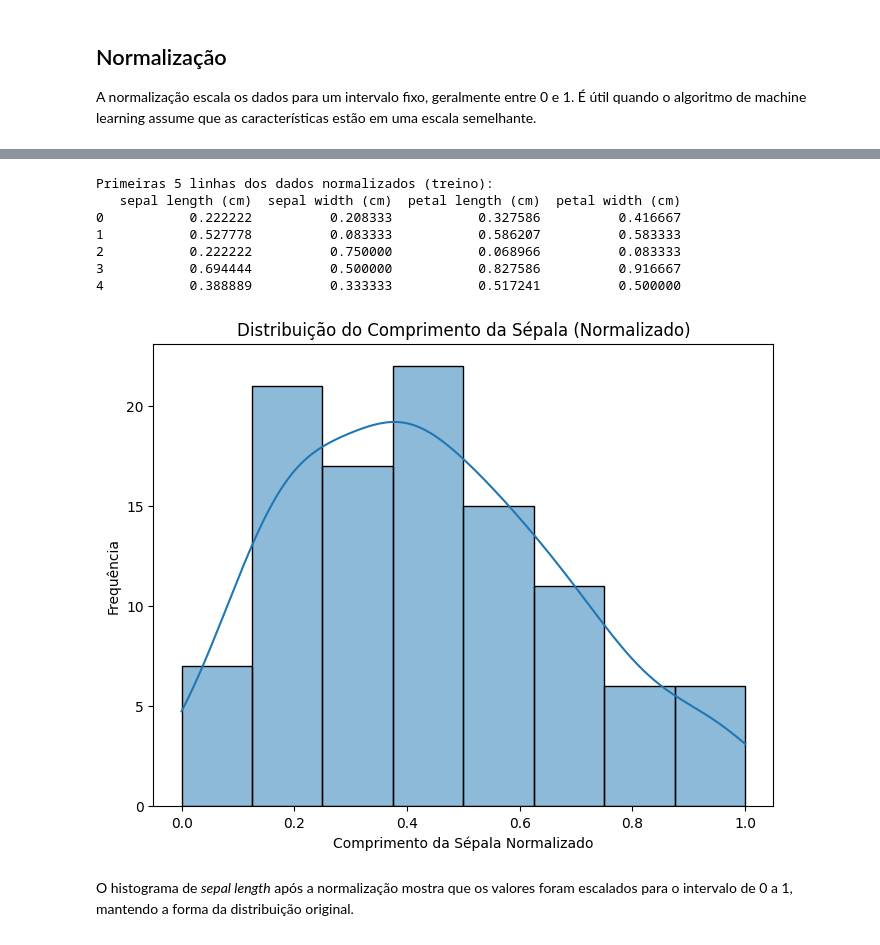
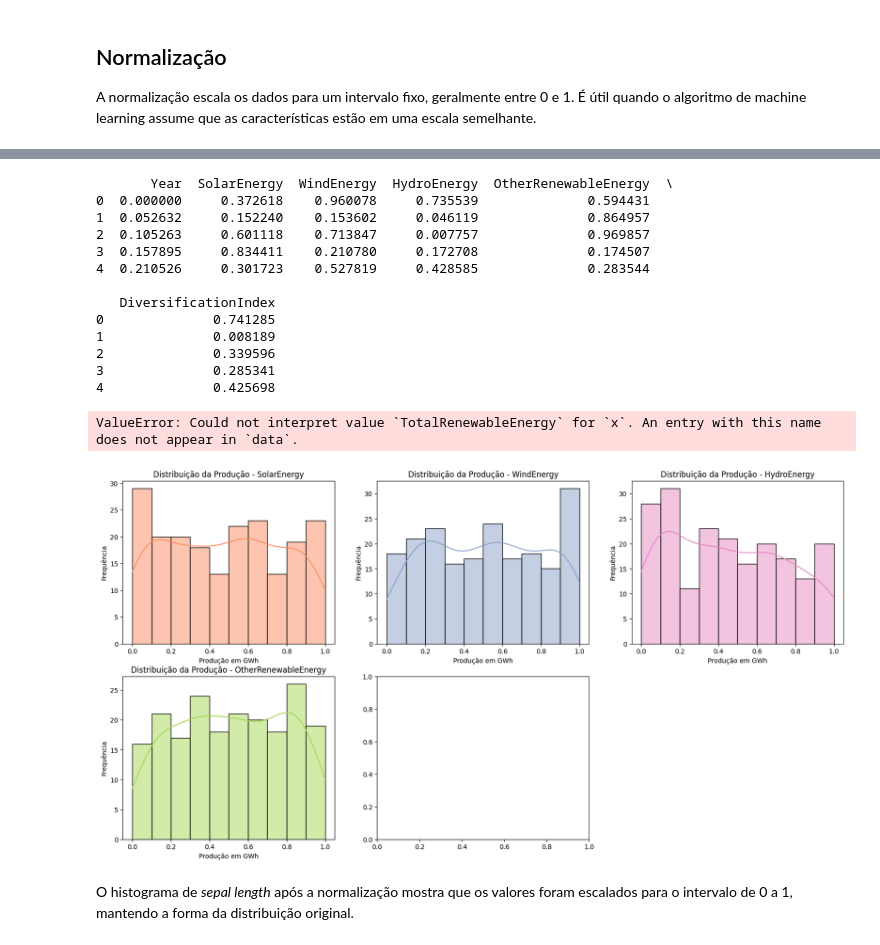
Before and after one commit to mateustabach/EntregasPUC, a Jupyter notebook: MVP1_Mateus_Tabach.ipynb, the cells around one changed output, grey strips where cells are left out. Cells and saved outputs as stored; diff of their text form; code cells hidden in the pictures.

```diff
--- a/MVP1_Mateus_Tabach.ipynb
+++ b/MVP1_Mateus_Tabach.ipynb
@@ -300,0 +319,10 @@ As 3 fontes renováveis que aparecem nominalmente tem uma variação enorme de p
+# %%
+df['DiversificationIndex'] = df[energy_types].std(axis=1)
+
+plt.figure(figsize=(12, 6))
+sns.lineplot(data=df, x='Year', y='DiversificationIndex', hue='Country', palette='viridis')
+plt.title('Evolução do Índice de Diversificação por País')
+plt.xlabel('Ano')
+plt.ylabel('Desvio Padrão entre Fontes')
+plt.tight_layout()
+plt.show()
@@ -433,24 +571,51 @@ NameError: name 'X_train_normalized' is not defined
-# %%
-print("\nPrimeiras 5 linhas dos dados normalizados (treino):")
-print(df_normalized.head())
-# %% [output]
-Primeiras 5 linhas dos dados normalizados (treino):
-   sepal length (cm)  sepal width (cm)  petal length (cm)  petal width (cm)
-0           0.222222          0.208333           0.327586          0.416667
-1           0.527778          0.083333           0.586207          0.583333
-2           0.222222          0.750000           0.068966          0.083333
-3           0.694444          0.500000           0.827586          0.916667
-4           0.388889          0.333333           0.517241          0.500000
+# %%
+print(df_normalized.head())
+# %% [output]
+       Year  SolarEnergy  WindEnergy  HydroEnergy  OtherRenewableEnergy  \
+0  0.000000     0.372618    0.960078     0.735539              0.594431
+1  0.052632     0.152240    0.153602     0.046119              0.864957
+2  0.105263     0.601118    0.713847     0.007757              0.969857
+3  0.157895     0.834411    0.210780     0.172708              0.174507
+4  0.210526     0.301723    0.527819     0.428585              0.283544
+
+   DiversificationIndex
+0              0.741285
+1              0.008189
+2              0.339596
+3              0.285341
+4              0.425698
 # %%
+# Lista de colunas de energia renovável
+colunas_energia = ['SolarEnergy', 'WindEnergy', 'HydroEnergy', 'OtherRenewableEnergy', 'TotalRenewableEnergy']
+
+# Paleta de cores definida
+paleta = sns.color_palette('Set2')
+
+# Tamanho total do painel
+plt.figure(figsize=(20, 10))
+
+# Loop pelos atributos de energia
+for i, coluna in enumerate(colunas_energia, 1):
+    plt.subplot(2, 3, i)
+    sns.histplot(data = df_normalized, x=coluna, kde=True, bins=10, color=paleta[i % len(paleta)], edgecolor='black')
+    plt.title(f'Distribuição da Produção - {coluna}', fontsize=12)
+    plt.xlabel('Produção em GWh')
+    plt.ylabel('Frequência')
+
+# Ajuste de layout
+plt.tight_layout()
+plt.show()
+
 # Visualização da distribuição após a normalização (exemplo para uma característica)
-plt.figure(figsize=(8, 6))
+plt.figure(figsize=(20, 10))
 sns.histplot(df_normalized['sepal length (cm)'], kde=True)
 plt.title('Distribuição do Comprimento da Sépala (Normalizado)')
 plt.xlabel('Comprimento da Sépala Normalizado')
 plt.ylabel('Frequência')
 plt.show()
 # %% [output]
+ValueError: Could not interpret value `TotalRenewableEnergy` for `x`. An entry with this name does not appear in `data`.
-[figure, old version]
+[figure, new version]
 # %% [markdown]
 O histograma de *sepal length* após a normalização mostra que os valores foram escalados para o intervalo de 0 a 1, mantendo a forma da distribuição original.
 # %% [markdown]
```
Also changed, not shown: parts of 7 cells of this notebook.
